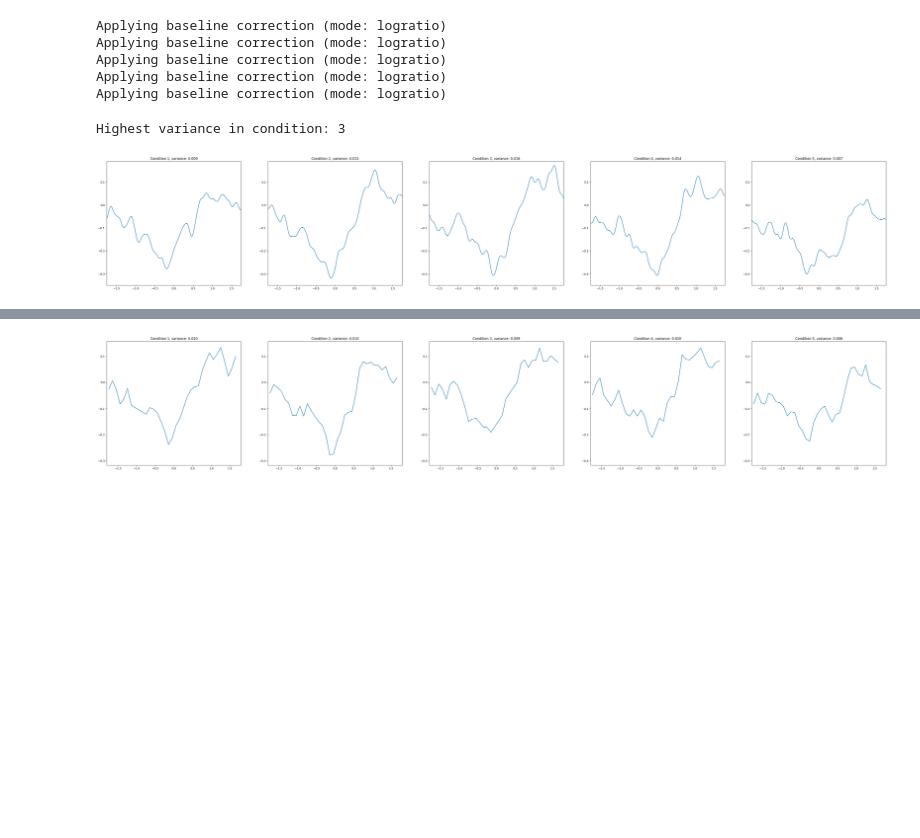
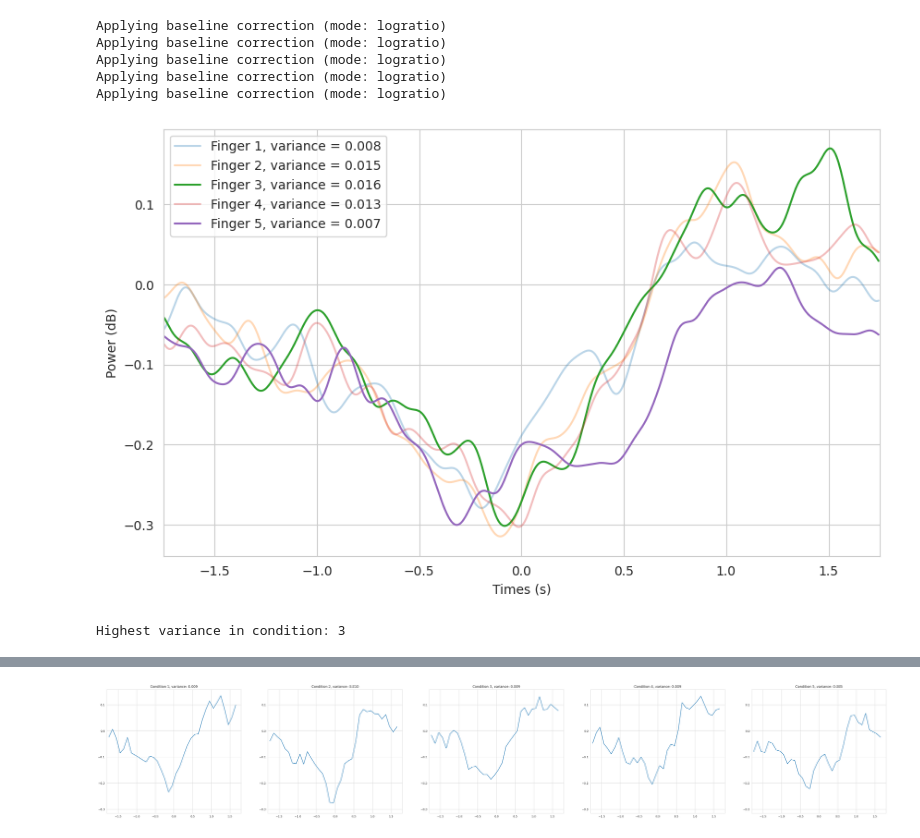
Before and after one commit to MarIniOnz/opm-thesis, a Jupyter notebook: notebooks/figures/beta_band_classifier.ipynb, the cells around one changed output, grey strips where cells are left out. Cells and saved outputs as stored; diff of their text form; code cells hidden in the pictures; blank space fills up the shorter version.

```diff
--- a/notebooks/figures/beta_band_classifier.ipynb
+++ b/notebooks/figures/beta_band_classifier.ipynb
@@ -9,7 +9,7 @@ import numpy as np
 import matplotlib.pyplot as plt
 import mne
 
-data_dir = "/Users/martin.iniguez/Desktop/master-thesis/opm-thesis/data/digits_epochs/"
+data_dir = "./data/digits_epochs/"
 file = data_dir + "freq_bands/all_data_all_epochs.pkl"
 all_epochs = pickle.load(open(file, "rb")).pick(picks="meg", exclude="bads")
 all_epochs = all_epochs.decimate(2)
@@ -132,37 +175,47 @@ Applying baseline correction (mode: logratio)
 Applying baseline correction (mode: logratio)
 Applying baseline correction (mode: logratio)
 Applying baseline correction (mode: logratio)
-# %%
-center_channel = "LQ[X]"
-idx_channel = all_epochs.ch_names.index(center_channel)
-
-fig, axes = plt.subplots(1, 5, figsize=(50, 8))  # Adjust figsize as needed
-
-for i, condition in enumerate(conditions):
-    # Select the subplot
-    ax = axes[i]
-
-    power_beta = power_scaled[i][idx_channel]
-    ax.plot(times, power_beta, label="Beta band")
-    ax.set_title(f"Condition {condition}, variance: {np.var(power_beta):.3f}")
-    lim_y_up = np.max(power_scaled[:, idx_channel])
-    if lim_y_up > 0:
-        lim_y_up = lim_y_up * 1.1
-    else:
-        lim_y_up = lim_y_up * 0.9
-    lim_y_down = np.min(power_scaled[:, idx_channel])
-
-    if lim_y_down > 0:
-        lim_y_down = lim_y_down * 0.9
-    else:
-        lim_y_down = lim_y_down * 1.1
-    ax.set_ylim(lim_y_down, lim_y_up)
-    ax.set_xlim(-1.75, 1.75)
-
-print("Highest variance in condition:", highest_variance[idx_channel])
-# %% [output]
-Highest variance in condition: 3
-[figure, removed]
+# %%
+import seaborn as sns
+import pandas as pd
+center_channel = "LQ[X]"
+idx_channel = all_epochs.ch_names.index(center_channel)
+
+data_list = []
+
+sns.set_style("whitegrid")
+
+# Create the line plot with confidence interval
+plt.figure(figsize=(10, 6))
+num = 0
+conditions = [1, 2, 3, 4, 5]
+# Plot the lineplot of all digits
+for i, condition in enumerate(conditions):
+    # Do a low pass filter of the power np.array
+    power_beta = power_scaled[condition - 1][idx_channel]
+    df = pd.DataFrame({"Power": power_beta})
+    df["Times"] = times
+    num += 1
+    opacity = 0.3 if condition in [1, 2, 4] else 1
+    lineplot = sns.lineplot(
+        data=df,
+        x="Times",
+        y="Power",
+        label=f"Finger {condition}, variance = {np.var(power_beta):.3f}",
+        alpha=opacity,
+    )
+    xlim = (-1.75, 1.75)
+    lineplot.set_xlabel("Times (s)")
+    lineplot.set_ylabel("Power (dB)")
+    lineplot.set(xlim=xlim)
+    ylim = (-0.5, 0.3)
+    # Add legend
+lineplot.legend()
+plt.show()
+print("Highest variance in condition:", highest_variance[idx_channel])
+# %% [output]
+[figure, added]
+Highest variance in condition: 3
 # %%
 power_per_epoch_scaled = []
 
```
Also changed, not shown: parts of 6 cells of this notebook, 8 other files.
